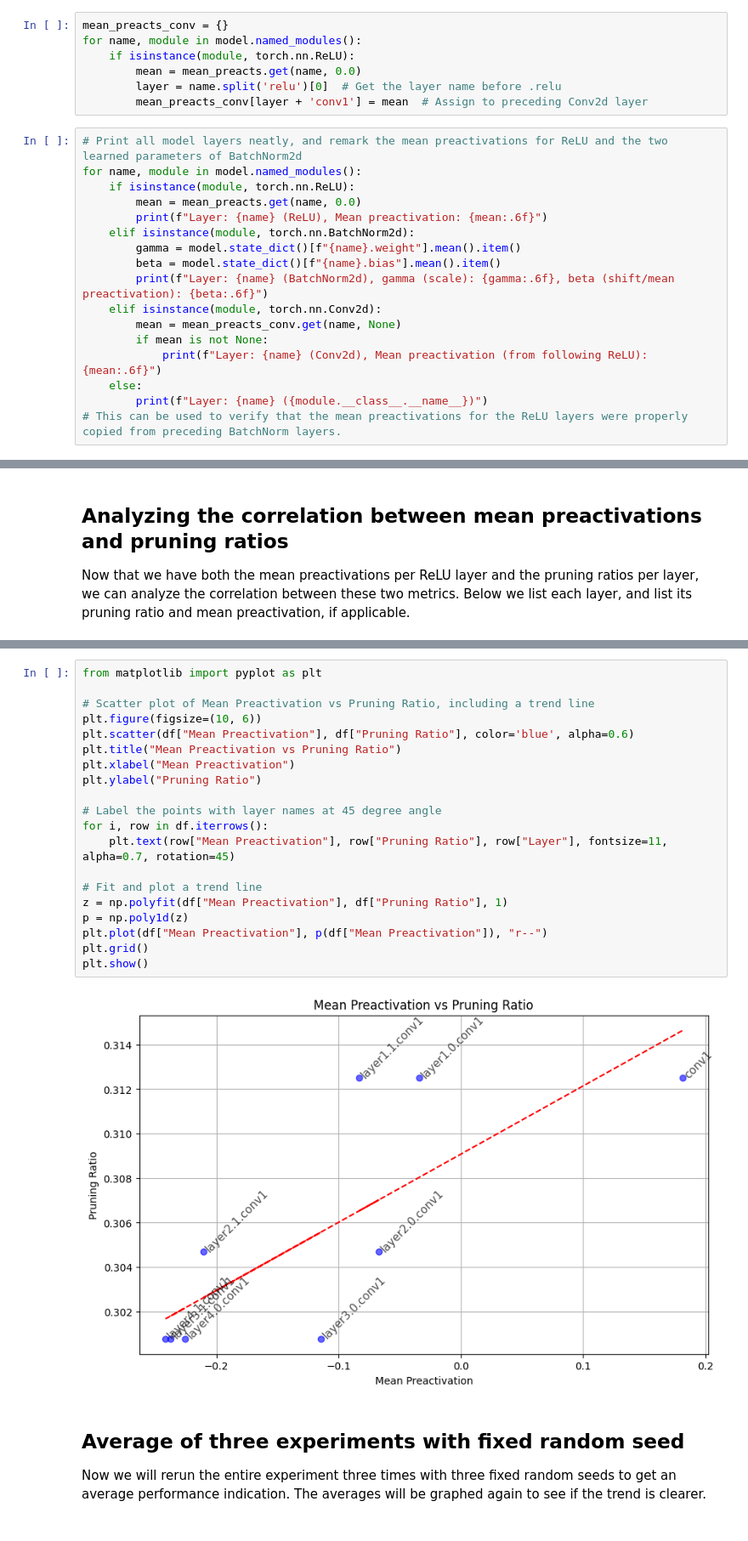
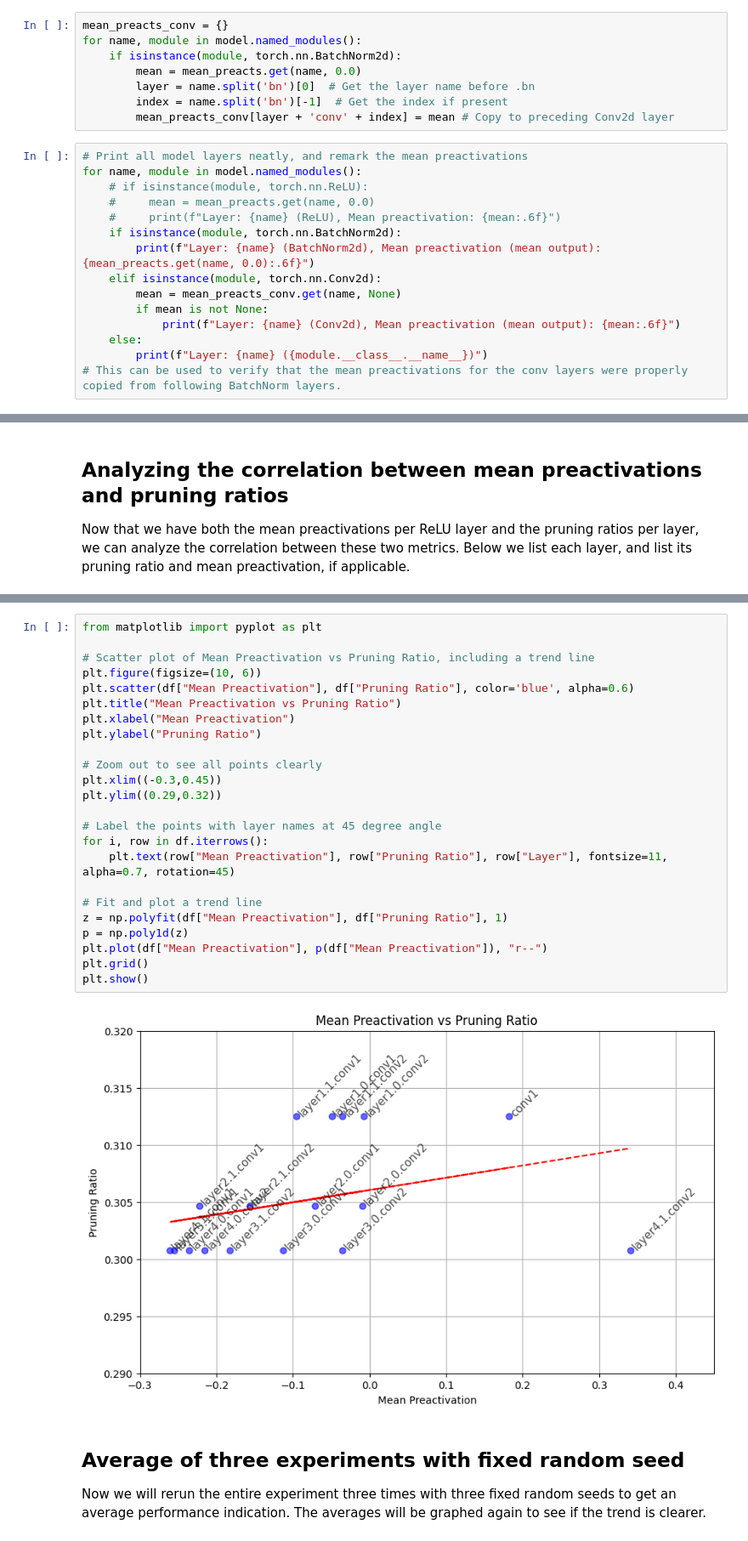
Before and after one commit to ATicklishTomato/Using-Linearity-for-DNN-Compression, a Jupyter notebook: notebook_experiments/cnn_pruning_linearity_relation.ipynb, the cells around one changed output, grey strips where cells are left out. Shown at 85% size. Drawn from its saved outputs; the diff is of its cells as text.

```diff
--- a/notebook_experiments/cnn_pruning_linearity_relation.ipynb
+++ b/notebook_experiments/cnn_pruning_linearity_relation.ipynb
@@ -180,26 +192,25 @@ The mean of preactivations can indicate whether the preceding layer is operating
 # %%
 mean_preacts_conv = {}
 for name, module in model.named_modules():
-    if isinstance(module, torch.nn.ReLU):
+    if isinstance(module, torch.nn.BatchNorm2d):
         mean = mean_preacts.get(name, 0.0)
-        layer = name.split('relu')[0]  # Get the layer name before .relu
-        mean_preacts_conv[layer + 'conv1'] = mean  # Assign to preceding Conv2d layer
+        layer = name.split('bn')[0]  # Get the layer name before .bn
+        index = name.split('bn')[-1]  # Get the index if present
+        mean_preacts_conv[layer + 'conv' + index] = mean # Copy to preceding Conv2d layer
 # %%
-# Print all model layers neatly, and remark the mean preactivations for ReLU and the two learned parameters of BatchNorm2d
+# Print all model layers neatly, and remark the mean preactivations
 for name, module in model.named_modules():
-    if isinstance(module, torch.nn.ReLU):
-        mean = mean_preacts.get(name, 0.0)
-        print(f"Layer: {name} (ReLU), Mean preactivation: {mean:.6f}")
-    elif isinstance(module, torch.nn.BatchNorm2d):
-        gamma = model.state_dict()[f"{name}.weight"].mean().item()
-        beta = model.state_dict()[f"{name}.bias"].mean().item()
-        print(f"Layer: {name} (BatchNorm2d), gamma (scale): {gamma:.6f}, beta (shift/mean preactivation): {beta:.6f}")
+    # if isinstance(module, torch.nn.ReLU):
+    #     mean = mean_preacts.get(name, 0.0)
+    #     print(f"Layer: {name} (ReLU), Mean preactivation: {mean:.6f}")
+    if isinstance(module, torch.nn.BatchNorm2d):
+        print(f"Layer: {name} (BatchNorm2d), Mean preactivation (mean output): {mean_preacts.get(name, 0.0):.6f}")
     elif isinstance(module, torch.nn.Conv2d):
         mean = mean_preacts_conv.get(name, None)
         if mean is not None:
-            print(f"Layer: {name} (Conv2d), Mean preactivation (from following ReLU): {mean:.6f}")
+            print(f"Layer: {name} (Conv2d), Mean preactivation (mean output): {mean:.6f}")
     else:
         print(f"Layer: {name} ({module.__class__.__name__})")
-# This can be used to verify that the mean preactivations for the ReLU layers were properly copied from preceding BatchNorm layers.
+# This can be used to verify that the mean preactivations for the conv layers were properly copied from following BatchNorm layers.
 # %% [output]
 Layer:  (ResNet)
@@ -358,25 +377,29 @@ print(df)
 # %%
 from matplotlib import pyplot as plt
 
 # Scatter plot of Mean Preactivation vs Pruning Ratio, including a trend line
 plt.figure(figsize=(10, 6))
 plt.scatter(df["Mean Preactivation"], df["Pruning Ratio"], color='blue', alpha=0.6)
 plt.title("Mean Preactivation vs Pruning Ratio")
 plt.xlabel("Mean Preactivation")
 plt.ylabel("Pruning Ratio")
+
+# Zoom out to see all points clearly
+plt.xlim((-0.3,0.45))
+plt.ylim((0.29,0.32))
 
 # Label the points with layer names at 45 degree angle
 for i, row in df.iterrows():
     plt.text(row["Mean Preactivation"], row["Pruning Ratio"], row["Layer"], fontsize=11, alpha=0.7, rotation=45)
 
 # Fit and plot a trend line
 z = np.polyfit(df["Mean Preactivation"], df["Pruning Ratio"], 1)
 p = np.poly1d(z)
 plt.plot(df["Mean Preactivation"], p(df["Mean Preactivation"]), "r--")
 plt.grid()
 plt.show()
 # %% [output]
-[figure, old version]
+[figure, new version]
 # %% [markdown]
 ## Average of three experiments with fixed random seed
 
```
Also changed, not shown: parts of 4 cells of this notebook, 9 other files.
